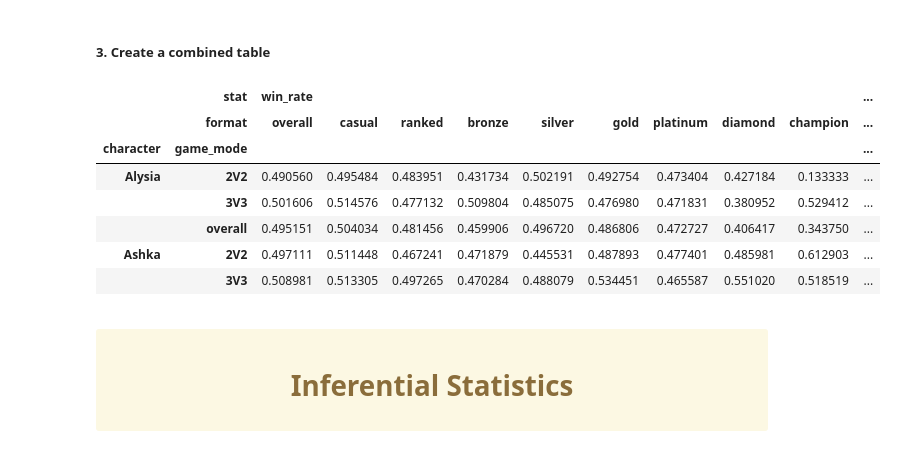
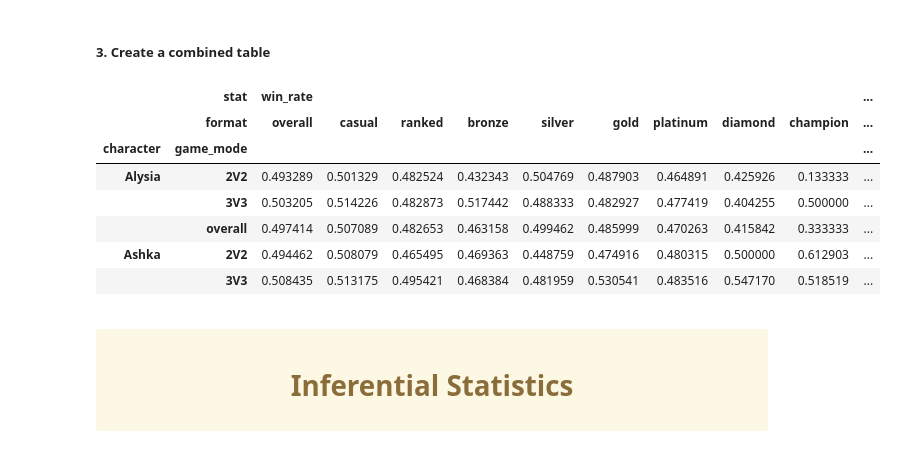
Before and after one commit to rd-tran/Battlerite-Game-Balances, a Jupyter notebook: Stats.ipynb, the cells around one changed output. Saved outputs shown, nothing was run; the diff lists cells and outputs as text; code cells hidden in the pictures.

```diff
--- a/Stats.ipynb
+++ b/Stats.ipynb
@@ -61,7 +63,7 @@ match_df.head()
 ##### 2. Build a function to check for missing characters
 # %%
 # Create an array of all the characters
-all_characters = character_names.name.values
+all_characters = sorted(character_names.name.values)
 
 def missing_character(df, total_characters=all_characters):
     '''Find missing characters'''
@@ -172,7 +174,7 @@ Game mode: 3v3
 ##### 1. Assign each row of the match data with the corresponding character name
 # %%
 # Load data
-match_df = pd.read_csv('compiled_data\match_data3', parse_dates=['date'])
+match_df = pd.read_csv('compiled_data\match_data2', parse_dates=['date'])
 
 # Merge the data using the character ids
 match_df = match_df.merge(character_names, left_on='character', right_on='characterID')
@@ -260,7 +262,7 @@ Game mode: 3v3
 # %% [markdown]
 ##### 1. Build a function to compute the win rates
 # %%
-def win_rates(df, format_str, mode_str, check_missing=True):
+def win_rates(df, format_str=None, mode_str=None, check_missing=True):
     '''
     Returns the win rates of the input DataFrame
     '''
@@ -281,9 +283,10 @@ def win_rates(df, format_str, mode_str, check_missing=True):
             # Sort by 'character' column
             win_rates.sort_values(by=['character'])
 
-    # Add 'format' and 'game_mode' column
-    win_rates['format'] = format_str
-    win_rates['game_mode'] = mode_str
+    if format_str and mode_str:
+        # Add 'format' and 'game_mode' column
+        win_rates['format'] = format_str
+        win_rates['game_mode'] = mode_str
 
     return win_rates
 # %% [markdown]
@@ -466,18 +469,18 @@ pick_rates_table.head()
 ##### 3. Create a combined table
 # %%
 statistics_table = win_rates_table.merge(pick_rates_table, left_index=True, right_index=True)
-statistics_table.to_csv('compiled_data/statistics_table', index=False)
+#statistics_table.to_csv('compiled_data/statistics_table', index=False)
 
 statistics_table.head()
 # %% [output]
 |  | stat | win_rate |  |  |  |  |  |  |  |  | ... |
 |  | format | overall | casual | ranked | bronze | silver | gold | platinum | diamond | champion | ... |
 | character | game_mode |  |  |  |  |  |  |  |  |  | ... |
-| Alysia | 2V2 | 0.490560 | 0.495484 | 0.483951 | 0.431734 | 0.502191 | 0.492754 | 0.473404 | 0.427184 | 0.133333 | ... |
-|  | 3V3 | 0.501606 | 0.514576 | 0.477132 | 0.509804 | 0.485075 | 0.476980 | 0.471831 | 0.380952 | 0.529412 | ... |
-|  | overall | 0.495151 | 0.504034 | 0.481456 | 0.459906 | 0.496720 | 0.486806 | 0.472727 | 0.406417 | 0.343750 | ... |
-| Ashka | 2V2 | 0.497111 | 0.511448 | 0.467241 | 0.471879 | 0.445531 | 0.487893 | 0.477401 | 0.485981 | 0.612903 | ... |
-|  | 3V3 | 0.508981 | 0.513305 | 0.497265 | 0.470284 | 0.488079 | 0.534451 | 0.465587 | 0.551020 | 0.518519 | ... |
+| Alysia | 2V2 | 0.493289 | 0.501329 | 0.482524 | 0.432343 | 0.504769 | 0.487903 | 0.464891 | 0.425926 | 0.133333 | ... |
+|  | 3V3 | 0.503205 | 0.514226 | 0.482873 | 0.517442 | 0.488333 | 0.482927 | 0.477419 | 0.404255 | 0.500000 | ... |
+|  | overall | 0.497414 | 0.507089 | 0.482653 | 0.463158 | 0.499462 | 0.485999 | 0.470263 | 0.415842 | 0.333333 | ... |
+| Ashka | 2V2 | 0.494462 | 0.508079 | 0.465495 | 0.469363 | 0.448759 | 0.474916 | 0.480315 | 0.500000 | 0.612903 | ... |
+|  | 3V3 | 0.508435 | 0.513175 | 0.495421 | 0.468384 | 0.481959 | 0.530541 | 0.483516 | 0.547170 | 0.518519 | ... |
 # %% [markdown]
 <a id='inf'></a>
 <div class="alert alert-block alert-warning">
```
Also changed, not shown: parts of 30 cells of this notebook, 13 other files.
